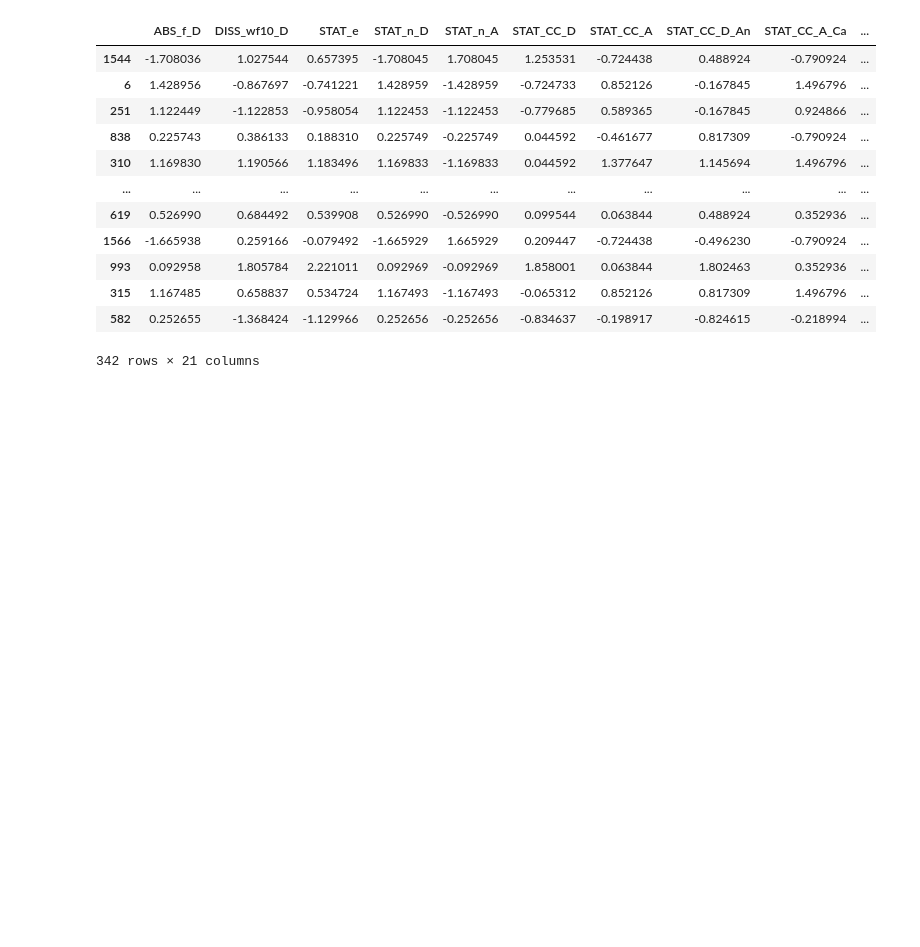
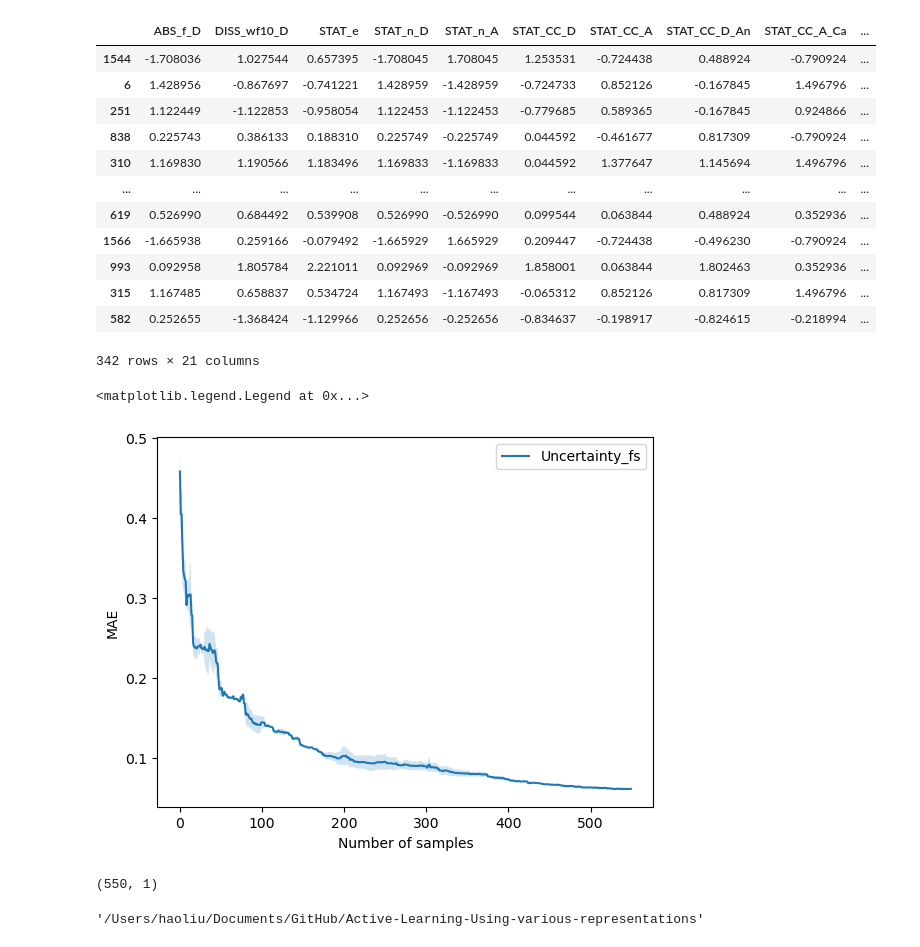
Before and after one commit to hliu56/Active-Learning-Using-various-representations, a Jupyter notebook: Test_fs_US.ipynb, the cells around one changed output. Cells and saved outputs as stored; diff of their text form; code cells hidden in the pictures; blank space fills up the shorter version.

```diff
--- a/Test_fs_US.ipynb
+++ b/Test_fs_US.ipynb
@@ -203,6 +203,4 @@ file_path = '/Users/haoliu/Documents/GitHub/Active-Learning-Using-various-repres
 
 # Load the .pkl file
 with open(file_path, 'rb') as file:
-    R2Smooth_std1, accuracySmooth1, InfoSmooth_std1, InfoSmooth_mean1,\
-    MSEsmooth_std1,MSEsmooth1,MAEsmooth_std1, MAEsmooth1,\
-    R2_train_std1, R2_train_mean1, R2_train_stdS1, R2_train_meanS1, SelectData1 = pickle.load(file)
+    load_data = pickle.load(file)
@@ -208,0 +214,21 @@ with open(file_path, 'rb') as file:
+# %%
+value, variance, Alg = load_data['MAEsmooth1'], load_data['MAEsmooth_std1'], 'Uncertainty_fs'
+x_values = np.arange(len(value))
+
+plt.plot(x_values, value, label=Alg)
+plt.fill_between(x_values, (value+variance).flatten(), (value-variance).flatten(), alpha=0.2)
+plt.xlabel('Number of samples')
+plt.ylabel('MAE')
+plt.legend()
+# plt.savefig('Results_Plot/'+f'PerformancePlot_{Alg}_{formatted_datetime}.png')
+# %% [output]
+<matplotlib.legend.Legend at 0x...>
+[figure, added]
+# %%
+load_data['MAEsmooth1'].shape
+# %% [output]
+(550, 1)
+# %%
+pwd
+# %% [output]
+'/Users/haoliu/Documents/GitHub/Active-Learning-Using-various-representations'
```
Also changed, not shown: parts of 1 cell of this notebook, 59 other files.
